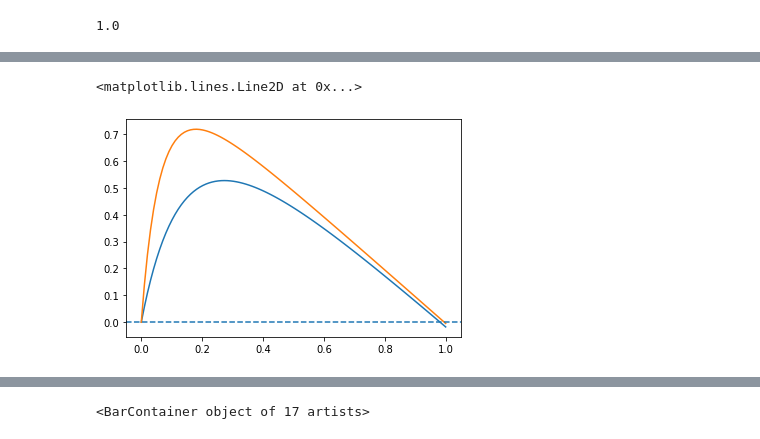
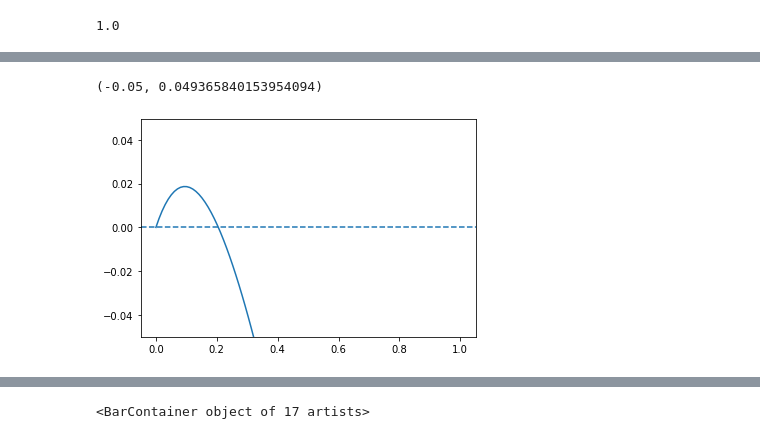
Before and after one commit to g-torr/percolation-clusters, a Jupyter notebook: macroscopic_percolation.ipynb, the cells around one changed output, grey strips where cells are left out. Cells and saved outputs as stored; diff of their text form; code cells hidden in the pictures.

```diff
--- a/macroscopic_percolation.ipynb
+++ b/macroscopic_percolation.ipynb
@@ -41,8 +19,8 @@ np.random.shifted_poisson = shifted_poisson
 - degree of cluster:  number of people in the cluster
 # %%
 N_a = 100_000# n people
-N_b = 100_000 #n clusters
-a_mean = 5
+N_b = 50_000 #n clusters
+a_mean = 2
 b_mean = (a_mean )* N_a / N_b
 aseq,bseq = bipartite_degree_seq(N_a,N_b,'shifted_poisson','poisson',{'lam':a_mean},{'lam':N_a*a_mean/N_b})
 
@@ -115,6 +77,6 @@ np.mean(aseq),np.mean(bseq)
 # %%
 BG = bipartite.generators.configuration_model(aseq,bseq)
-p = 0.7# prob to remove a link, i.e not to trasmit disease
+p = 0.2# prob to remove a link, i.e not to trasmit disease
 edgs_list = list(BG.edges())
 edgs_to_rm = random.sample(edgs_list,k = int(len(edgs_list)*p))
 BG.remove_edges_from(edgs_to_rm)
@@ -129,0 +90,2 @@ np.random.poisson?
+# %%
+simulate_percolation(N_a,N_b,a_mean,b_mean,p)
@@ -129,0 +96,10 @@ np.random.poisson?
+# %%
+a_means = np.linspace(1, 4,8)
+p = 0.6
+pool = Pool()
+data = np.array(pool.starmap(simulate_percolation,itertools.product([N_a],[N_b],a_means,[p])))
+pool.close()
+pool = Pool()
+
+data_proj =np.array(pool.starmap(simulate_percolation_projected,itertools.product([N_a],[N_b],a_means,[p])))
+pool.close()
@@ -135,11 +169,11 @@ def f(x,c,d,T):
 # %%
 xs = np.linspace(0,1,100)
 plt.plot(xs,[f(x,a_mean-1,b_mean-1,1-p) for x in xs])
-plt.plot(xs,[f(x,a_mean-1,b_mean-1,p) for x in xs])
 plt.axhline(0,ls = '--')
+plt.ylim(-0.05,)
 # %% [output]
-<matplotlib.lines.Line2D at 0x...>
+(-0.05, 0.049365840153954094)
-[figure, old version]
+[figure, new version]
 # %%
 solution = root(f,1,args=(a_mean-1,b_mean-1,1-p))
 print(solution)
```
Also changed, not shown: parts of 20 cells of this notebook, 8 other files.
